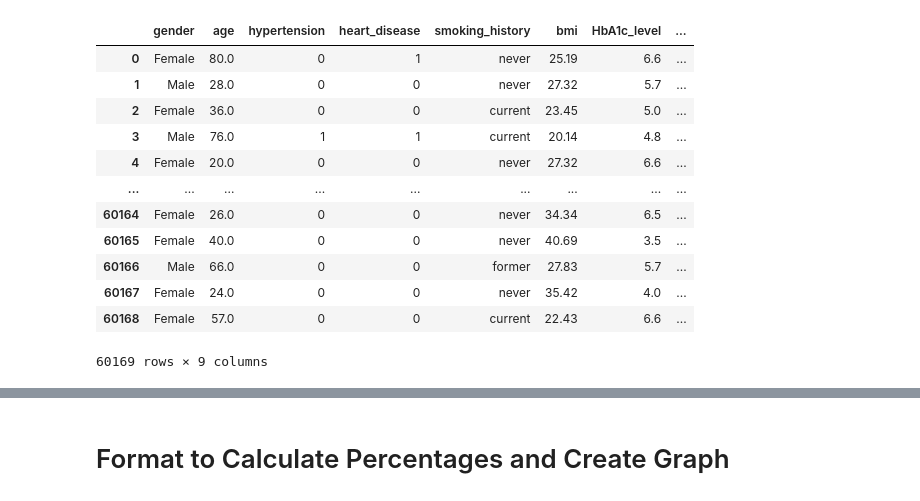
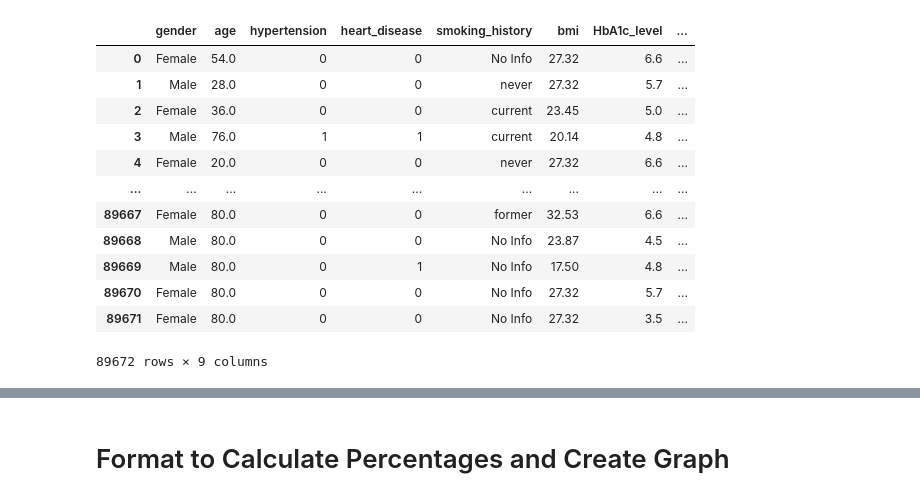
Before and after one commit to Daphne-Qin/deep-2023, a Jupyter notebook: project/smoking_diabetes.ipynb, the cells around one changed output, grey strips where cells are left out. Cells and saved outputs as stored; diff of their text form; code cells hidden in the pictures.

```diff
--- a/project/smoking_diabetes.ipynb
+++ b/project/smoking_diabetes.ipynb
@@ -4,22 +4,22 @@ import pandas as pd
 import matplotlib.pyplot as plt
 import seaborn as sns
 # %%
-df = pd.read_csv("diabetes_clean.csv")
+df = pd.read_csv("diabetes_preprocessed.csv")
 df
 # %% [output]
 |  | gender | age | hypertension | heart_disease | smoking_history | bmi | HbA1c_level | ... |
-| 0 | Female | 80.0 | 0 | 1 | never | 25.19 | 6.6 | ... |
+| 0 | Female | 54.0 | 0 | 0 | No Info | 27.32 | 6.6 | ... |
 | 1 | Male | 28.0 | 0 | 0 | never | 27.32 | 5.7 | ... |
 | 2 | Female | 36.0 | 0 | 0 | current | 23.45 | 5.0 | ... |
 | 3 | Male | 76.0 | 1 | 1 | current | 20.14 | 4.8 | ... |
 | 4 | Female | 20.0 | 0 | 0 | never | 27.32 | 6.6 | ... |
 | ... | ... | ... | ... | ... | ... | ... | ... | ... |
-| 60164 | Female | 26.0 | 0 | 0 | never | 34.34 | 6.5 | ... |
-| 60165 | Female | 40.0 | 0 | 0 | never | 40.69 | 3.5 | ... |
-| 60166 | Male | 66.0 | 0 | 0 | former | 27.83 | 5.7 | ... |
-| 60167 | Female | 24.0 | 0 | 0 | never | 35.42 | 4.0 | ... |
-| 60168 | Female | 57.0 | 0 | 0 | current | 22.43 | 6.6 | ... |
+| 89667 | Female | 80.0 | 0 | 0 | former | 32.53 | 6.6 | ... |
+| 89668 | Male | 80.0 | 0 | 0 | No Info | 23.87 | 4.5 | ... |
+| 89669 | Male | 80.0 | 0 | 1 | No Info | 17.50 | 4.8 | ... |
+| 89670 | Female | 80.0 | 0 | 0 | No Info | 27.32 | 5.7 | ... |
+| 89671 | Female | 80.0 | 0 | 0 | No Info | 27.32 | 3.5 | ... |
-60169 rows × 9 columns
+89672 rows × 9 columns
 # %%
 df_smoking_diabetes = df[ ["smoking_history", "diabetes"] ]
 df_smoking_diabetes
```
Also changed, not shown: parts of 7 cells of this notebook.
